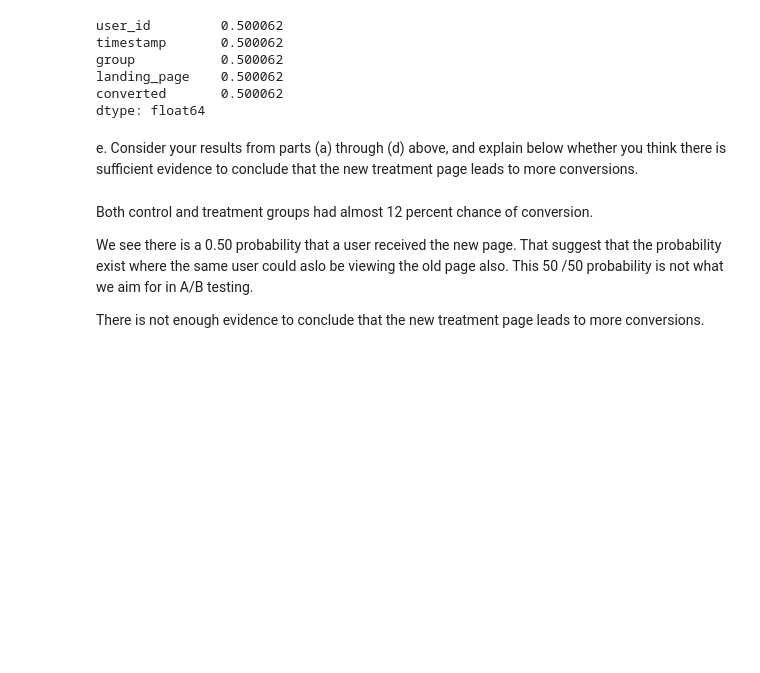
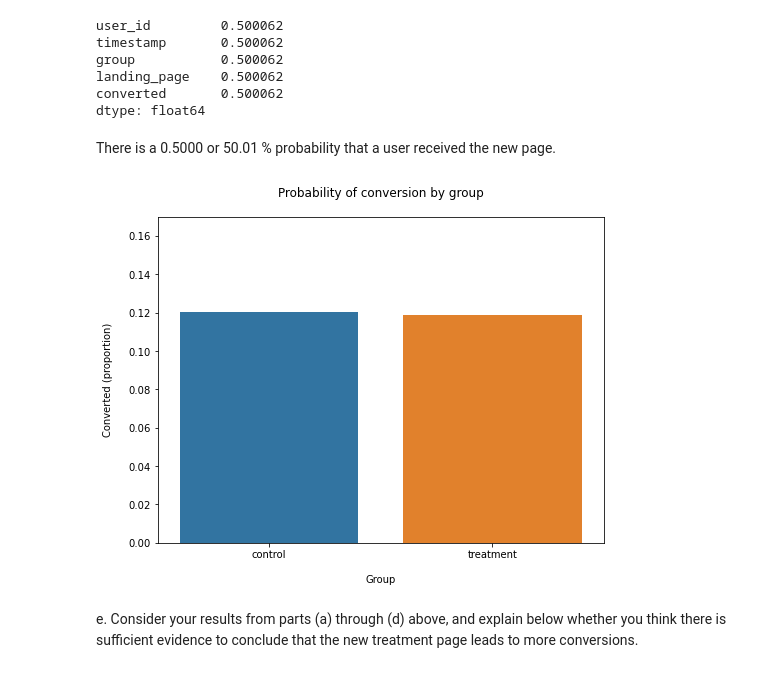
Before and after one commit to dainantonio/Analyze-A-B-Test-Results, a Jupyter notebook: AnalyzeABTestResults.db-checkpoint.ipynb, the cells around one changed output. Saved outputs shown, nothing was run; the diff lists cells and outputs as text; code cells hidden in the pictures; blank space fills up the shorter version.

```diff
--- a/AnalyzeABTestResults.db-checkpoint.ipynb
+++ b/AnalyzeABTestResults.db-checkpoint.ipynb
@@ -223,11 +272,18 @@ group           0.500062
 landing_page    0.500062
 converted       0.500062
 dtype: float64
+# %% [markdown]
+There is a 0.5000 or 50.01 % probability that a user received the new page.
+# %%
+plt.figure(figsize=(8,6))
+
+sns.barplot(x=df2['group'], y=df2['converted'], ci=False)
+
+plt.ylim(0, 0.17)
+plt.title('Probability of conversion by group', pad=20)
+plt.xlabel('Group', labelpad=15)
+plt.ylabel('Converted (proportion)', labelpad=15);
+# %% [output]
+[figure, added]
 # %% [markdown]
 e. Consider your results from parts (a) through (d) above, and explain below whether you think there is sufficient evidence to conclude that the new treatment page leads to more conversions.
-# %% [markdown]
-Both control and treatment groups had almost 12 percent chance of conversion.
-
-We see there is a 0.50 probability that a user received the new page. That suggest that the probability exist where the same user could aslo be viewing the old page also. This 50 /50 probability is not what we aim for in A/B testing.
-
-There is not enough evidence to conclude that the new treatment page leads to more conversions.
```
Also changed, not shown: parts of 99 cells of this notebook.
